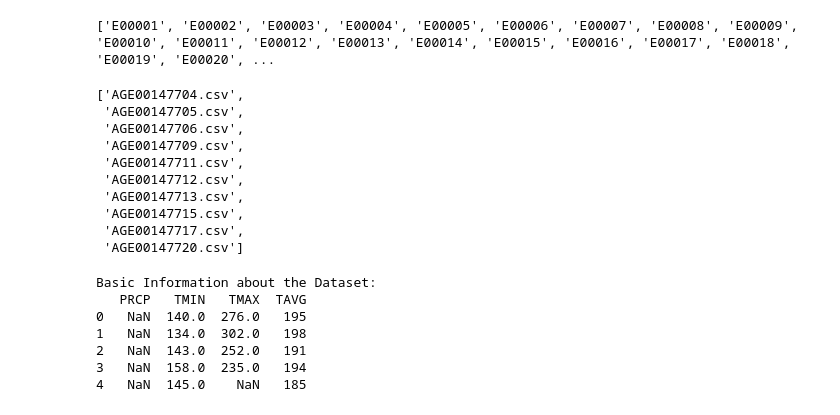
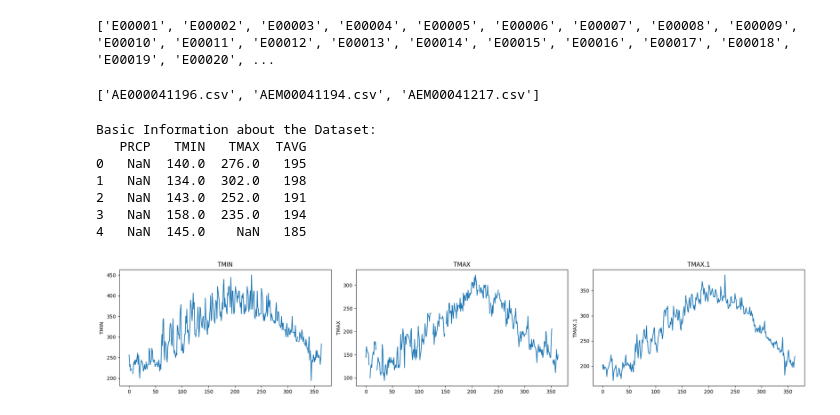
Before and after one commit to 2noamk/NFT, a Jupyter notebook: data/noaa/noaa_ghcn/explore_data.ipynb, the cells around one changed output. Cells and saved outputs as stored; diff of their text form; code cells hidden in the pictures.

```diff
--- a/data/noaa/noaa_ghcn/explore_data.ipynb
+++ b/data/noaa/noaa_ghcn/explore_data.ipynb
@@ -104,21 +104,12 @@ def clean_and_save_csv(input_dir, output_dir):
 
     return bad_files
 
-input_directory = 'NFT/data/noaa/noaa_ghcn/original_data'
-output_directory = 'NFT/data/noaa/noaa_ghcn/embedded_data'
+input_directory = '/home/noam.koren/multiTS/NFT/data/noaa/noaa_ghcn'
+output_directory = '/home/noam.koren/multiTS/NFT/data/noaa/noaa_ghcn'
 
 clean_and_save_csv(input_directory, output_directory)
 # %% [output]
-['AGE00147704.csv',
- 'AGE00147705.csv',
- 'AGE00147706.csv',
- 'AGE00147709.csv',
- 'AGE00147711.csv',
- 'AGE00147712.csv',
- 'AGE00147713.csv',
- 'AGE00147715.csv',
- 'AGE00147717.csv',
- 'AGE00147720.csv']
+['AE000041196.csv', 'AEM00041194.csv', 'AEM00041217.csv']
 # %%
 import pandas as pd
 import torch
@@ -147,3 +138,20 @@ Basic Information about the Dataset:
 2   NaN  143.0  252.0   191
 3   NaN  158.0  235.0   194
 4   NaN  145.0    NaN   185
+# %%
+import pandas as pd
+import numpy as np
+
+import matplotlib.pyplot as plt
+
+import sys
+models_path = "/home/noam.koren/multiTS"
+if models_path not in sys.path: sys.path.append(models_path)
+from NFT.data.proccess_data_functions import plot_df
+
+
+df = pd.read_pickle('/home/noam.koren/multiTS/NFT/data/noaa/noaa_ghcn/noaa_pkl/noaa_AE000041196_1955.pkl')
+# %%
+plot_df(df)
+# %% [output]
+[figure, added]
```
Also changed, not shown: parts of 1 cell of this notebook, 21 other files.
